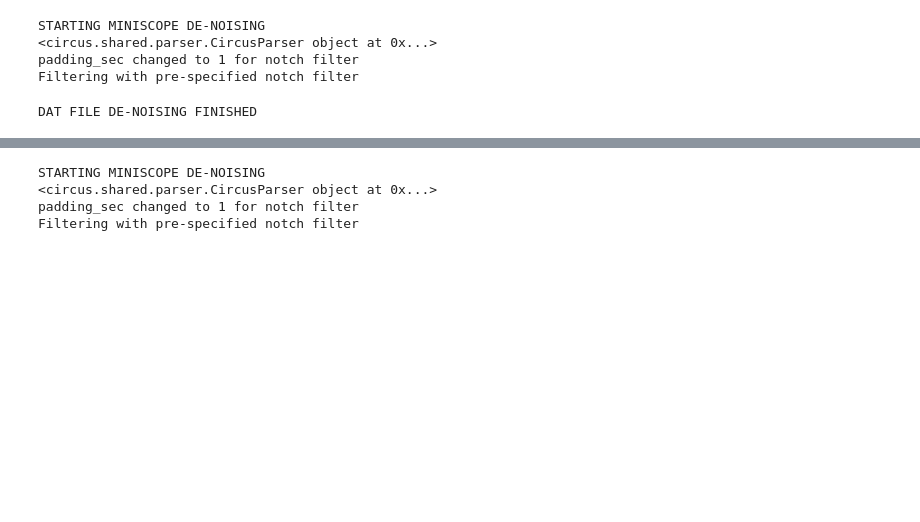
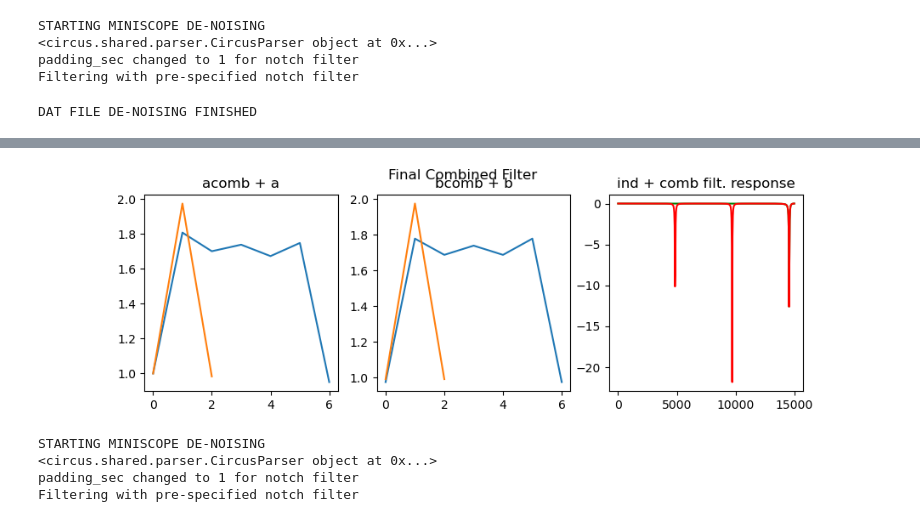
Before and after one commit to diba-lab/NeuroPy, a Jupyter notebook: notebooks/Miniscope_Denoise.ipynb, the cells around one changed output, grey strips where cells are left out. Saved outputs shown, nothing was run; the diff lists cells and outputs as text; code cells hidden in the pictures; blank space fills up the shorter version.

```diff
--- a/notebooks/Miniscope_Denoise.ipynb
+++ b/notebooks/Miniscope_Denoise.ipynb
@@ -116,7 +106,9 @@ Seems like some noise is left centered at ~5031Hz. Try to re-run to get rid of.
 # %%
+base_freq = 4847
 notch_filter = [
-            {"w0": 5031, "bw": 40, "Q": None},
-
+            {"w0": base_freq, "bw": 80, "Q": None},  # Adjust width by varying "bw" paramater
+            {"w0": 2 * base_freq, "bw": 80, "Q": None}, # 2nd harmonic
+            {"w0": 3 * base_freq, "bw": 80, "Q": None}# 3rd harmonic
 ]
 check_filter(notch_filter)
 # %% [output]
@@ -125,3 +115,4 @@ check_filter(notch_filter)
+[figure, added]
 # %%
 miniscope_filter(dat_file, top_limit=0, notch_filter=notch_filter)
 # %% [output]
```
Also changed, not shown: parts of 25 cells of this notebook.
